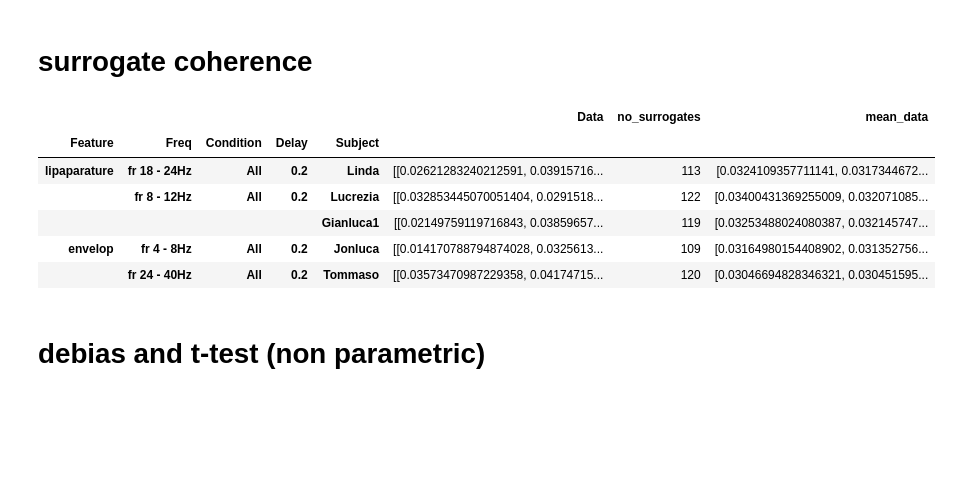
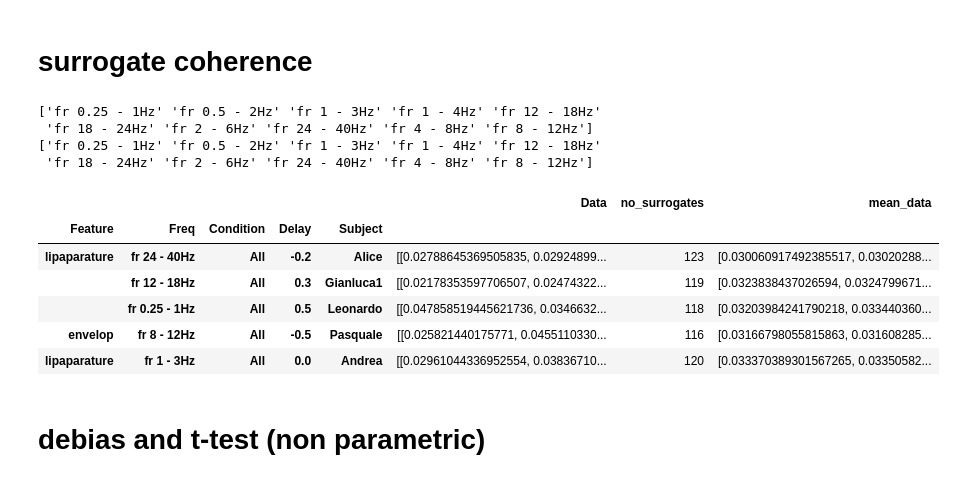
Before and after one commit to sankar-mukherjee/entrainment_python, a Jupyter notebook: paper.ipynb, the cells around one changed output. Saved outputs shown, nothing was run; the diff lists cells and outputs as text; code cells hidden in the pictures; blank space fills up the shorter version.

```diff
--- a/paper.ipynb
+++ b/paper.ipynb
@@ -108,27 +108,37 @@ b.set_xticklabels(freq)
 # %%
 save_path = data_path + '/data/coherence/Coh-removedFirst-'+ str(remove_first)+'.pkl'
 data=pd.read_pickle(save_path)
 data.set_index(['Feature','Freq','Condition','Delay','Subject'], inplace=True)
 data.sort_index(inplace=True)
 
 # read surrogate coherence
 save_path = data_path + '/data\SurrogateCoherence/SurrogateCoherence-removedFirst-'+ str(remove_first)+'-envelop-lipaparature.pkl'
 data_surrogate=pd.read_pickle(save_path)
 data_surrogate.set_index(['Feature','Freq','Condition','Delay','Subject'], inplace=True)
 data_surrogate.sort_index(inplace=True)
 
 a  = data_surrogate['Data'].apply(lambda x: np.mean(x,axis=1))
 data_surrogate['mean_data'] = pd.Series(a, index=data_surrogate.index)
 
+a = pd.DataFrame(data_surrogate.reset_index())
+freq = a.Freq.unique()
+print(freq)
+a = pd.DataFrame(data.reset_index())
+freq = a.Freq.unique()
+print(freq)
 data_surrogate.sample(5)
 # %% [output]
+['fr 0.25 - 1Hz' 'fr 0.5 - 2Hz' 'fr 1 - 3Hz' 'fr 1 - 4Hz' 'fr 12 - 18Hz'
+ 'fr 18 - 24Hz' 'fr 2 - 6Hz' 'fr 24 - 40Hz' 'fr 4 - 8Hz' 'fr 8 - 12Hz']
+['fr 0.25 - 1Hz' 'fr 0.5 - 2Hz' 'fr 1 - 3Hz' 'fr 1 - 4Hz' 'fr 12 - 18Hz'
+ 'fr 18 - 24Hz' 'fr 2 - 6Hz' 'fr 24 - 40Hz' 'fr 4 - 8Hz' 'fr 8 - 12Hz']
 |  |  |  |  |  | Data | no_surrogates | mean_data |
 | Feature | Freq | Condition | Delay | Subject |  |  |  |
-| lipaparature | fr 18 - 24Hz | All | 0.2 | Linda | [[0.02621283240212591, 0.03915716... | 113 | [0.0324109357711141, 0.0317344672... |
-|  | fr 8 - 12Hz | All | 0.2 | Lucrezia | [[0.032853445070051404, 0.0291518... | 122 | [0.03400431369255009, 0.032071085... |
-|  |  |  |  | Gianluca1 | [[0.02149759119716843, 0.03859657... | 119 | [0.03253488024080387, 0.032145747... |
-| envelop | fr 4 - 8Hz | All | 0.2 | Jonluca | [[0.014170788794874028, 0.0325613... | 109 | [0.03164980154408902, 0.031352756... |
-|  | fr 24 - 40Hz | All | 0.2 | Tommaso | [[0.03573470987229358, 0.04174715... | 120 | [0.03046694828346321, 0.030451595... |
+| lipaparature | fr 24 - 40Hz | All | -0.2 | Alice | [[0.02788645369505835, 0.02924899... | 123 | [0.030060917492385517, 0.03020288... |
+|  | fr 12 - 18Hz | All | 0.3 | Gianluca1 | [[0.02178353597706507, 0.02474322... | 119 | [0.0323838437026594, 0.0324799671... |
+|  | fr 0.25 - 1Hz | All | 0.5 | Leonardo | [[0.047858519445621736, 0.0346632... | 118 | [0.03203984241790218, 0.033440360... |
+| envelop | fr 8 - 12Hz | All | -0.5 | Pasquale | [[0.025821440175771, 0.0455110330... | 116 | [0.03166798055815863, 0.031608285... |
+| lipaparature | fr 1 - 3Hz | All | 0.0 | Andrea | [[0.02961044336952554, 0.03836710... | 120 | [0.033370389301567265, 0.03350582... |
 # %% [markdown]
 # debias and t-test (non parametric)
 # %%
```
Also changed, not shown: parts of 29 cells of this notebook, 2 other files.
